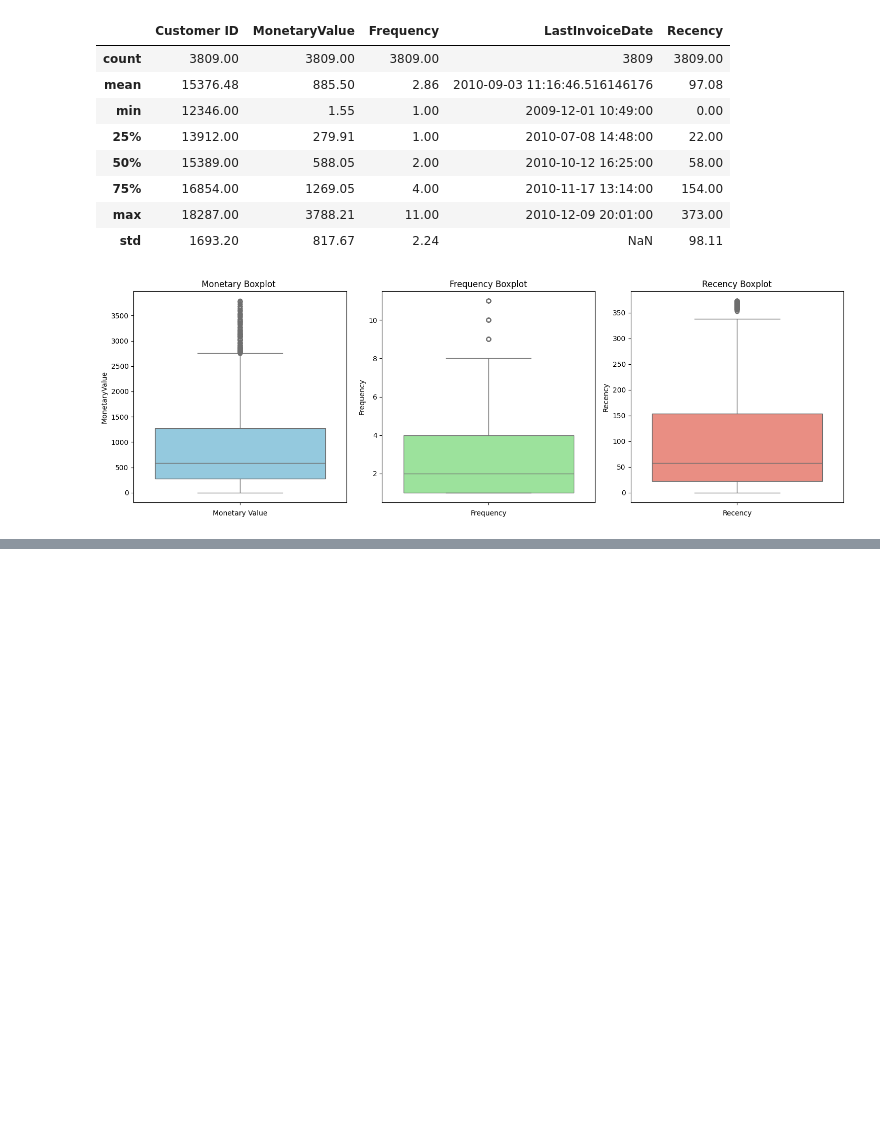
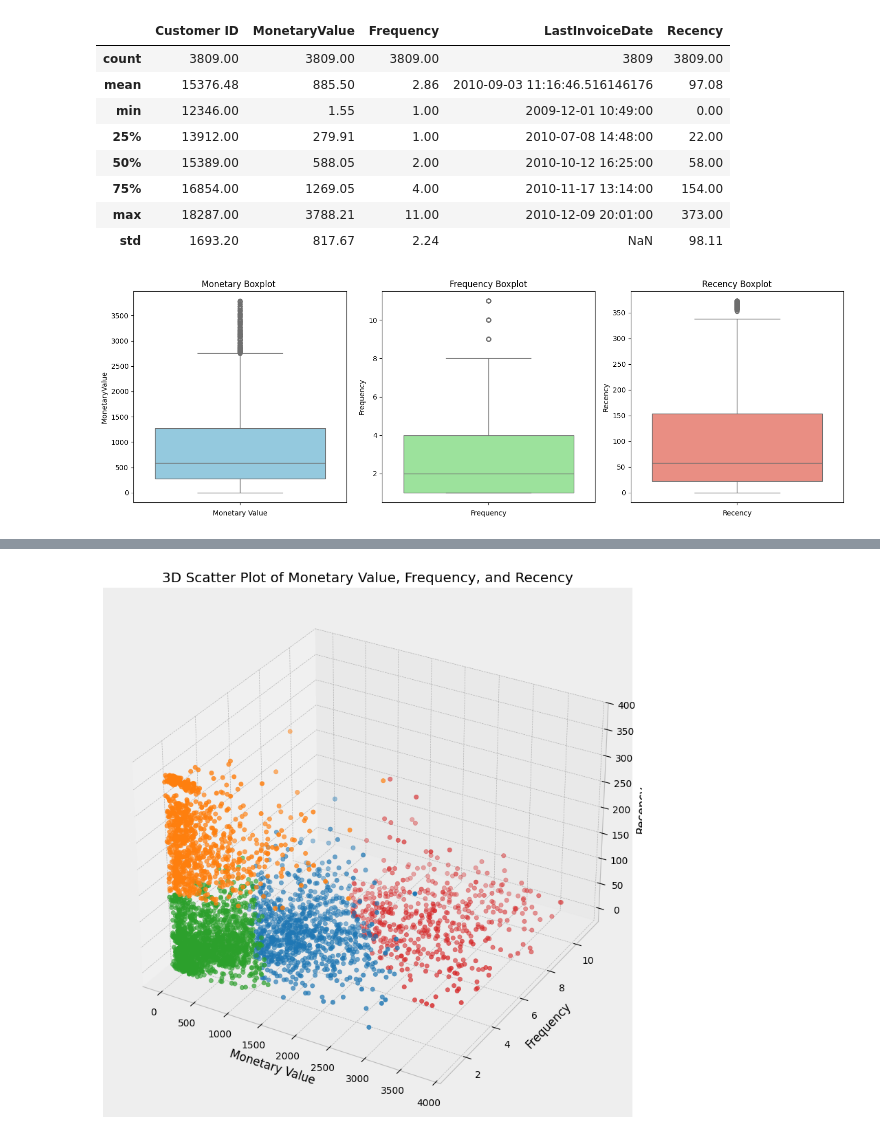
Before and after one commit to HoussemDs/Customer_analysis, a Jupyter notebook: Customer_analysis.ipynb, the cells around one changed output, grey strips where cells are left out. Saved outputs shown, nothing was run; the diff lists cells and outputs as text; code cells hidden in the pictures; blank space fills up the shorter version.

```diff
--- a/Customer_analysis.ipynb
+++ b/Customer_analysis.ipynb
@@ -476,0 +564,4 @@ plt.show()
+# %%
+kmeans = KMeans(n_clusters=4, random_state=42 , max_iter=1000, init='k-means++')
+cluster_labels = kmeans.fit_predict(scaled_df)
+cluster_labels
@@ -476,0 +570,3 @@ plt.show()
+# %%
+non_outliers_df["Cluster"] = cluster_labels
+non_outliers_df
@@ -476,0 +592,29 @@ plt.show()
+# %%
+cluster_colors = {0: '#1f77b4', #Blue
+                  1: '#ff7f0e' , #Orange
+                  2: '#2ca02c' , #Green
+                  3: '#d62728'#Red
+                  }
+
+colors = non_outliers_df["Cluster"].map(cluster_colors)
+
+fig = plt.figure(figsize=(10,10))
+ax = fig.add_subplot(projection="3d")
+
+scatter = ax.scatter(
+    non_outliers_df["MonetaryValue"],
+    non_outliers_df["Frequency"],
+    non_outliers_df["Recency"],
+    c=colors,
+    marker="o"
+)
+
+ax.set_xlabel("Monetary Value")
+ax.set_ylabel("Frequency")
+ax.set_zlabel("Recency")
+
+ax.set_title("3D Scatter Plot of Monetary Value, Frequency, and Recency")
+
+plt.show()
+# %% [output]
+[figure, added]
```
Also changed, not shown: parts of 9 cells of this notebook.
